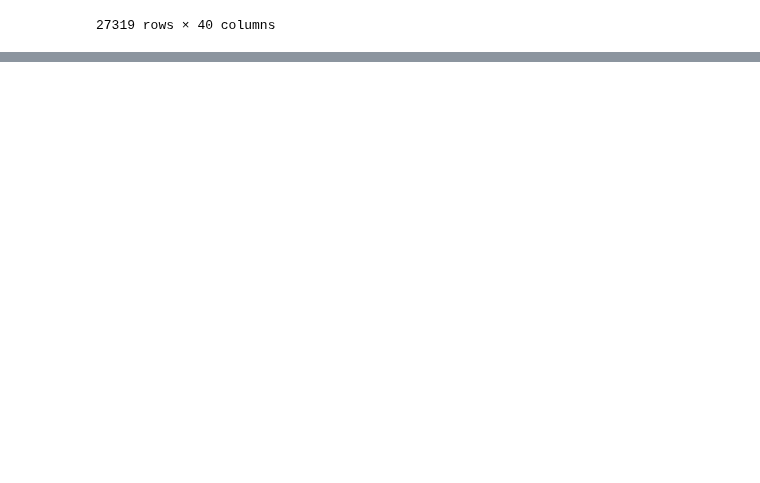
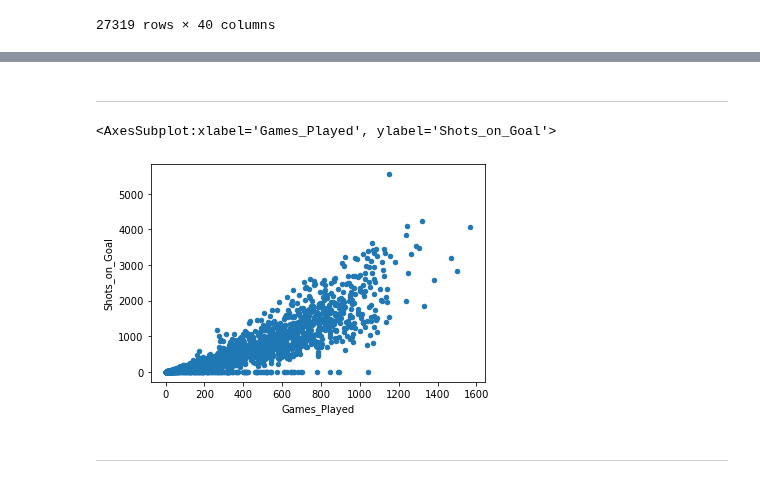
Before and after one commit to data301-2021-winter1/project-group38-project, a Jupyter notebook: notebooks/analysis3.ipynb, the cells around one changed output, grey strips where cells are left out. Cells and saved outputs as stored; diff of their text form; code cells hidden in the pictures; blank space fills up the shorter version.

```diff
--- a/notebooks/analysis3.ipynb
+++ b/notebooks/analysis3.ipynb
@@ -23,0 +183,9 @@ pd.read_csv("../data/raw/NHL_Players_Statistics.csv", sep=';')
+# %% [markdown]
+---
+# %%
+allTogether.plot(kind='scatter', x='Games_Played', y='Shots_on_Goal')
+# %% [output]
+<AxesSubplot:xlabel='Games_Played', ylabel='Shots_on_Goal'>
+[figure, added]
+# %% [markdown]
+---
```
Also changed, not shown: parts of 24 cells of this notebook.
